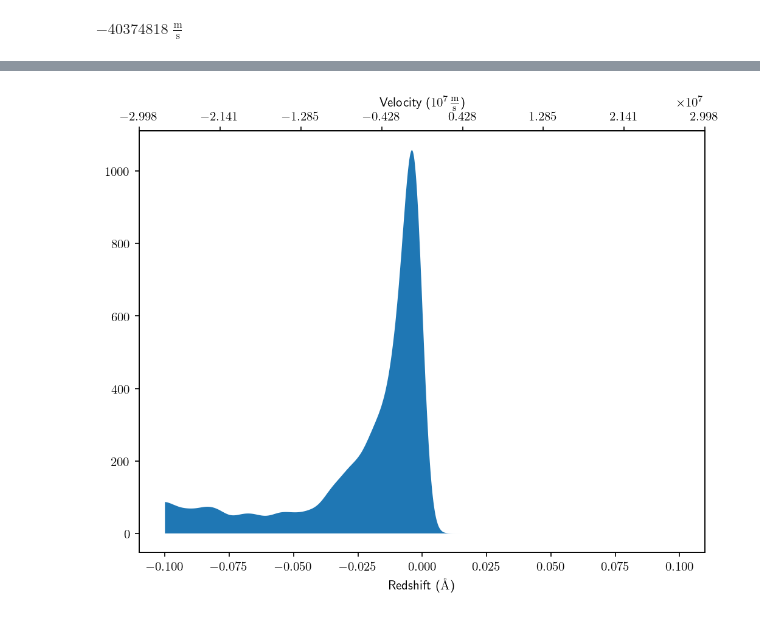
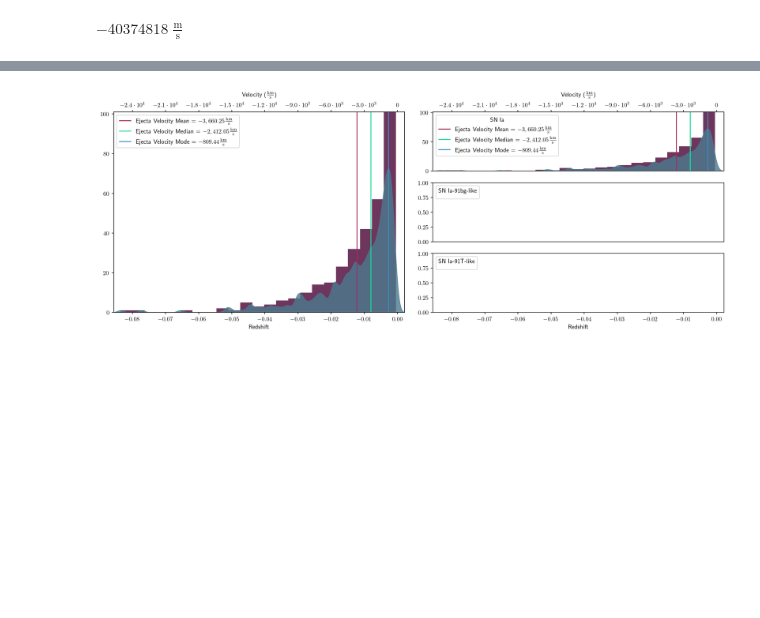
Before and after one commit to tobyheller-ucsd/SNIaEjectaVelocityAnalysis, a Jupyter notebook: final_project.ipynb, the cells around one changed output, grey strips where cells are left out. Saved outputs shown, nothing was run; the diff lists cells and outputs as text; code cells hidden in the pictures; blank space fills up the shorter version.

```diff
--- a/final_project.ipynb
+++ b/final_project.ipynb
@@ -185,3 +233,0 @@ len(good_data)
-# %%
-kde_z, kde_y = kde(good_data['Ejecta Redshift'].data, np.arange(-0.1, 0.1, 0.0001), 0.00001)
-kde_y
@@ -190,0 +333,3 @@ array([8.67636826e+001, 8.66735911e+001, 8.65734280e+001, ...,
+# %%
+sn_types = ['SN Ia', 'SN Ia-91bg-like', 'SN Ia-91T-like']
+data_by_type = [good_data[good_data['Obj. Type'] == t] for t in sn_types]
@@ -191,10 +340,74 @@ array([8.67636826e+001, 8.66735911e+001, 8.65734280e+001, ...,
+# %%
+def scientific_to_latex(num, big=True):
+    parts = f'{num:.1e}'.split('e+')
+    exp = 1
+    if len(parts) == 0:
+        parts = f'{num:.1e}'.split('e-')
+        exp = -1
+    if int(parts[1]) == 0:
+        if big:
+            return "$0$"
+        else:
+            return "$1$"
+    exp = str(exp*int(parts[1]))
+    return f'${parts[0]}'+r'\cdot'+f'10^{exp}$'
 # %%
-fig, ax = plt.subplots(1, 1, figsize=(8,6))
-ax_top = ax.twiny()
-ax.fill_between(kde_z, kde_y, np.zeros_like(kde_z))
-ax_top.set_xticks(np.linspace(-0.1*consts.c.to_value(), 0.1*consts.c.to_value(), 8))
-ax.set_xlabel(r'Redshift ($\unit{\angstrom}$)')
-ax_top.set_xlabel(r'Velocity ($10^7\frac{\unit{m}}{\unit{s}}$)')
-plt.savefig('smoothed_spectra.png')
+fig = plt.figure(figsize=(16,6))
+subfigs: np.ndarray[plt.Figure] = fig.subfigures(1, 2, wspace=-0.15)
+
+ckms: Quantity = consts.c.to(u.km/u.s)
+
+all_ax: mplax.Axes = subfigs[0].subplots(1, 1)
+ind_axs: np.ndarray[mplax.Axes] = subfigs[1].subplots(3, 1)
+
+hist_col = "#6f365d"
+kde_col = "#4b7a8f"
+mean_col, med_col, mode_col = "#a52b5f", "#1ddd9a", "#3a8ec4"
+all_z, all_y = trimmed_kde(good_data['Ejecta Redshift'].data, np.arange(-0.2, 0.02, 0.0001), 1e-6, 0.1)
+all_mean, all_median, all_mode = mean_median_mode(all_z, good_data['Ejecta Redshift'], all_y)
+
+all_ax.margins(0)
+all_ax.hist(good_data['Ejecta Redshift'], bins='auto', color=hist_col, alpha=1)
+all_ax.fill_between(all_z, all_y, np.zeros_like(all_z), color=kde_col, alpha=0.8)
+all_ax.vlines(all_mean, *all_ax.get_ylim(), color=mean_col, label=f'Ejecta Velocity Mean = ${redshift_to_velocity(all_mean, ckms).to_value() : ,.2f}'+r'\frac{\unit{km}}{\unit{s}}$')
+all_ax.vlines(all_median, *all_ax.get_ylim(), color=med_col, label=f'Ejecta Velocity Median = ${redshift_to_velocity(all_median, ckms).to_value() : ,.2f}'+r'\frac{\unit{km}}{\unit{s}}$')
+all_ax.vlines(all_mode, *all_ax.get_ylim(), color=mode_col, label=f'Ejecta Velocity Mode = ${redshift_to_velocity(all_mode, ckms).to_value() : ,.2f}'+r'\frac{\unit{km}}{\unit{s}}$')
+all_ax.legend()
+
+xlims = []
+for i, data in enumerate(data_by_type):
+    if len(data)>0:
+        ind_axs[i].hist(data['Ejecta Redshift'], bins='auto', color=hist_col, alpha=1)
+        ind_axs[i].margins(0)
+        kde_z, kde_y = trimmed_kde(data['Ejecta Redshift'].data, np.arange(-0.2, 0.02, 0.0001), 1e-6, 0.1)
+        ind_axs[i].fill_between(kde_z, kde_y, np.zeros_like(kde_z), color=kde_col, alpha=0.8)
+        mean, med, mode = mean_median_mode(kde_z, data['Ejecta Redshift'], kde_y)
+
+        ind_axs[i].vlines(mean, *ind_axs[i].get_ylim(), color=mean_col, label=f'Ejecta Velocity Mean = ${redshift_to_velocity(mean, ckms).to_value() : ,.2f}'+r'\frac{\unit{km}}{\unit{s}}$')
+        ind_axs[i].vlines(med, *ind_axs[i].get_ylim(), color=med_col, label=f'Ejecta Velocity Median = ${redshift_to_velocity(med, ckms).to_value() : ,.2f}'+r'\frac{\unit{km}}{\unit{s}}$')
+        ind_axs[i].vlines(mode, *ind_axs[i].get_ylim(), color=mode_col, label=f'Ejecta Velocity Mode = ${redshift_to_velocity(mode, ckms).to_value() : ,.2f}'+r'\frac{\unit{km}}{\unit{s}}$')
+        [xlims.append(ind_axs[i].get_xlim()[q]) for q in [0,1]]
+    ind_axs[i].legend(title=sn_types[i], loc='upper left')
+
+ind_axs[2].set_xlabel(r'Redshift')
+
+for ax in ind_axs:
+    ax.set_xlim(np.min(xlims), np.max(xlims))
+
+ind_ax_top: mplax.Axes = ind_axs[0].twiny()
+ind_ax_top.set_xlabel(r'Velocity ($\frac{\unit{km}}{\unit{s}}$)', labelpad=10)
+ind_ax_top.set_xlim(ind_axs[2].get_xlim())
+ind_ax_top.set_xticklabels([scientific_to_latex(v) for v in redshift_to_velocity(ind_axs[2].get_xticks(), ckms).to_value()], fontsize=10)
+ind_axs[0].xaxis.set_visible(False)
+ind_axs[1].xaxis.set_visible(False)
+
+all_ax_top: mplax.Axes = all_ax.twiny()
+all_ax_top.set_xlabel(r'Velocity ($\frac{\unit{km}}{\unit{s}}$)', labelpad=10)
+all_ax_top.set_xlim(all_ax.get_xlim())
+
+all_ax_top.set_xticklabels([scientific_to_latex(v) for v in redshift_to_velocity(all_ax.get_xticks(), ckms).to_value()], fontsize=10)
+all_ax.set_xlabel(r'Redshift')
+
+plt.savefig('kdes.png')
 # %% [output]
-[figure, old version]
+[figure, new version]
```
Also changed, not shown: parts of 20 cells of this notebook, 9 other files.
